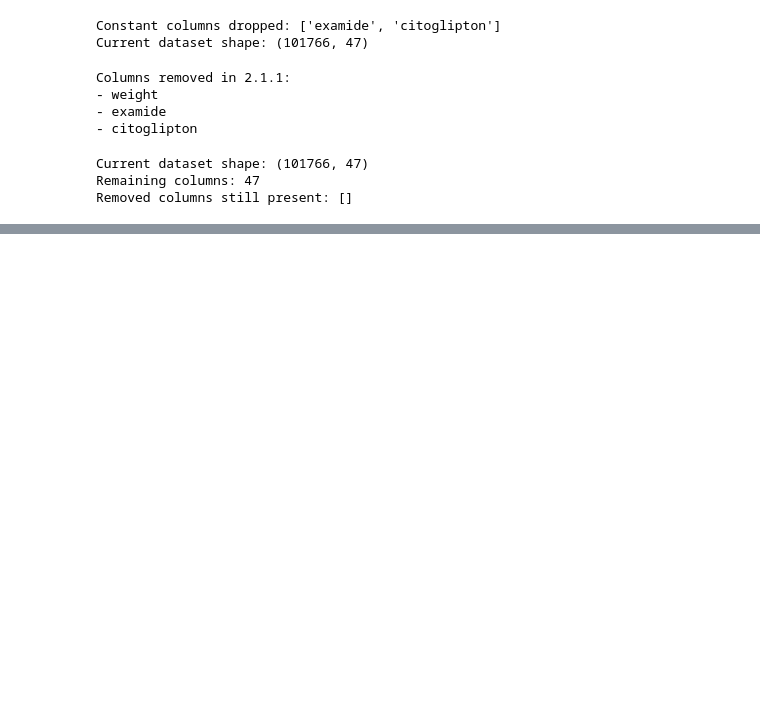
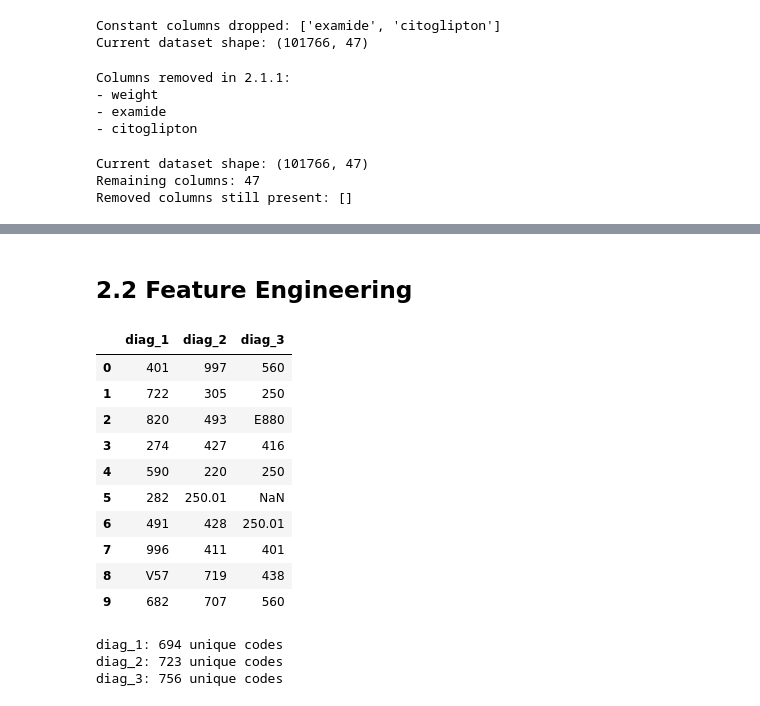
Before and after one commit to mithun6gowda/hospital-readmission-prediction, a Jupyter notebook: data_preparation.ipynb, the cells around one changed output, grey strips where cells are left out. Cells and saved outputs as stored; diff of their text form; code cells hidden in the pictures; blank space fills up the shorter version.

Commit message:
Feature Engineering

```diff
--- a/data_preparation.ipynb
+++ b/data_preparation.ipynb
@@ -757,0 +1005,10 @@ Removed columns still present: []
+# %%
+# Create binary target
+# <30 = readmitted within 30 days
+# NO and >30 = not readmitted within 30 days
+
+df["target"] = (
+    df["readmitted"] == "<30"
+).astype(int)
+
+print("Binary target created.")
@@ -757,0 +1124,37 @@ Removed columns still present: []
+# %% [markdown]
+## 2.2 Feature Engineering
+# %%
+# Inspect diagnosis columns
+
+diagnosis_columns = [
+    "diag_1",
+    "diag_2",
+    "diag_3"
+]
+
+df[diagnosis_columns].head(10)
+# %% [output]
+|  | diag_1 | diag_2 | diag_3 |
+| 0 | 401 | 997 | 560 |
+| 1 | 722 | 305 | 250 |
+| 2 | 820 | 493 | E880 |
+| 3 | 274 | 427 | 416 |
+| 4 | 590 | 220 | 250 |
+| 5 | 282 | 250.01 | NaN |
+| 6 | 491 | 428 | 250.01 |
+| 7 | 996 | 411 | 401 |
+| 8 | V57 | 719 | 438 |
+| 9 | 682 | 707 | 560 |
+# %%
+# Number of unique diagnosis codes
+
+for col in diagnosis_columns:
+    print(
+        f"{col}:",
+        df[col].nunique(dropna=True),
+        "unique codes"
+    )
+# %% [output]
+diag_1: 694 unique codes
+diag_2: 723 unique codes
+diag_3: 756 unique codes
```
Also changed, not shown: parts of 25 cells of this notebook.
